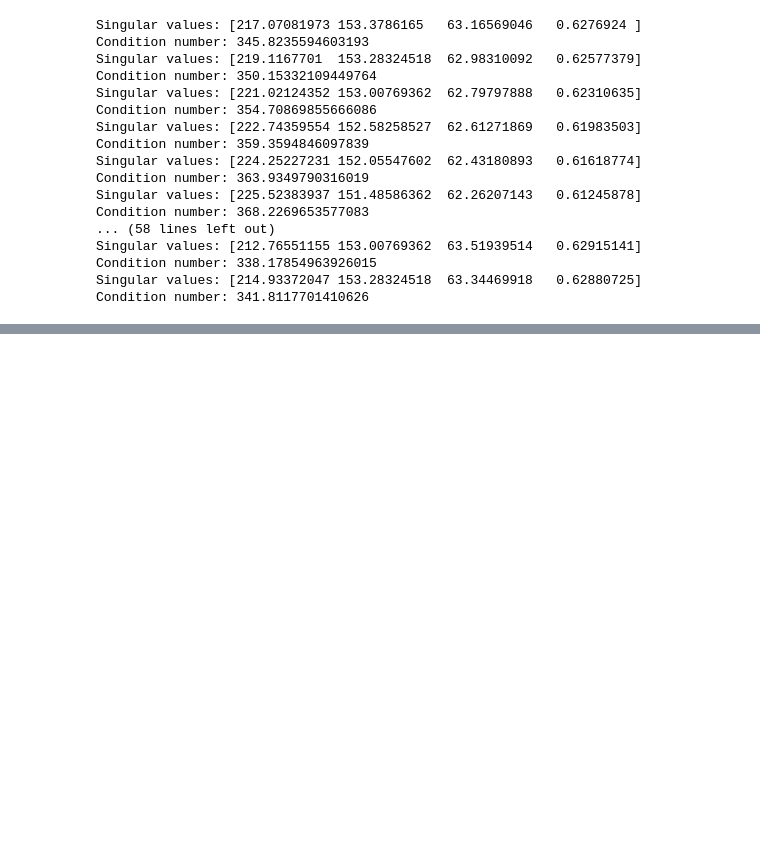
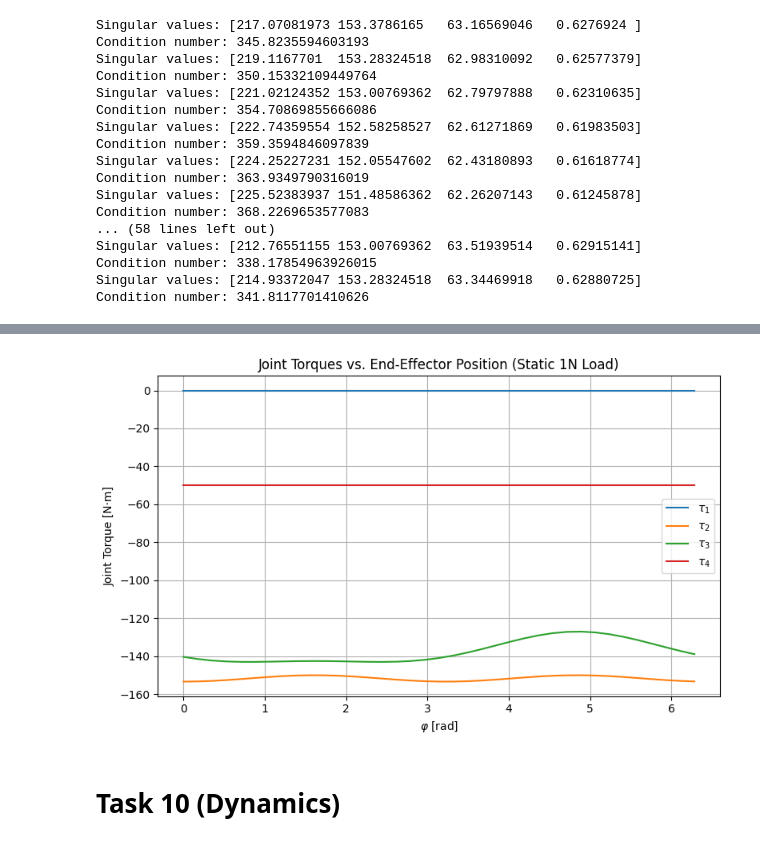
Before and after one commit to jzhou-k/34753_Robotics_Group19, a Jupyter notebook: ZsomborSol.ipynb, the cells around one changed output, grey strips where cells are left out. Saved outputs shown, nothing was run; the diff lists cells and outputs as text; code cells hidden in the pictures; blank space fills up the shorter version.

```diff
--- a/ZsomborSol.ipynb
+++ b/ZsomborSol.ipynb
@@ -468,0 +471,16 @@ Condition number: 341.8117701410626
+# %%
+F = [0, 0, -1, 0, 0, 0]
+tao1 = []
+tao2 = []
+tao3 = []
+tao4 = []
+
+for i, point in enumerate(circle_points):
+    print("Target point on circle(", i, "):", point)
+    joint_angles = inverse(*point)
+    Jv = jacobian(joint_angles)
+    tao = Jv.T @ F
+    tao1.append(tao[0])
+    tao2.append(tao[1])
+    tao3.append(tao[2])
+    tao4.append(tao[3])
@@ -468,0 +505,21 @@ Condition number: 341.8117701410626
+# %%
+tao1, tao2, tao3, tao4 = map(np.array, (tao1, tao2, tao3, tao4))
+phi = np.linspace(0, 2*np.pi, len(circle_points))
+
+# Plot results
+plt.figure(figsize=(8,5))
+plt.plot(phi, tao1, label=r'$\tau_1$')
+plt.plot(phi, tao2, label=r'$\tau_2$')
+plt.plot(phi, tao3, label=r'$\tau_3$')
+plt.plot(phi, tao4, label=r'$\tau_4$')
+plt.xlabel(r'$\varphi$ [rad]')
+plt.ylabel('Joint Torque [N·m]')
+plt.title('Joint Torques vs. End-Effector Position (Static 1N Load)')
+plt.legend()
+plt.grid(True)
+plt.tight_layout()
+plt.show()
+# %% [output]
+[figure, added]
+# %% [markdown]
+# Task 10 (Dynamics)
```
Also changed, not shown: parts of 2 cells of this notebook.
